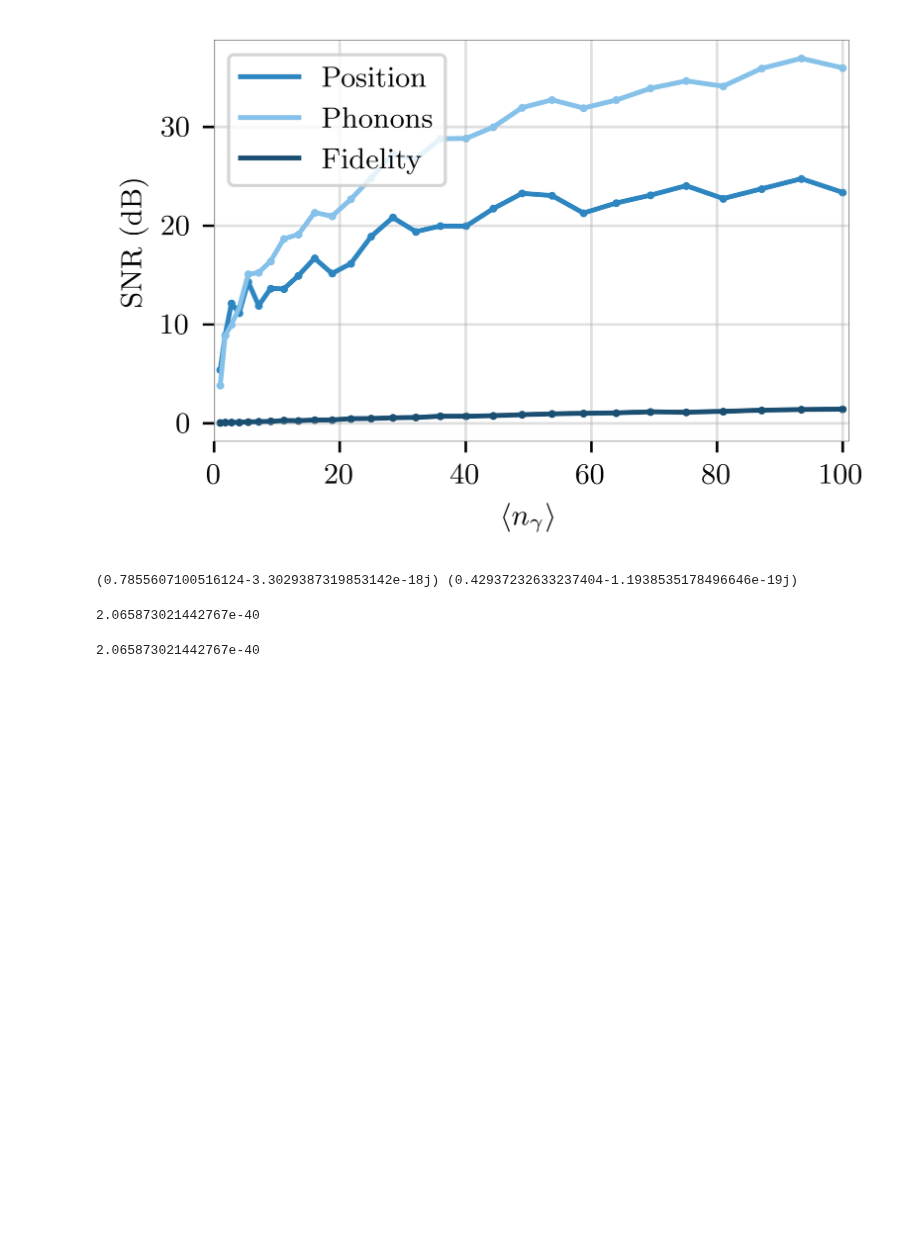
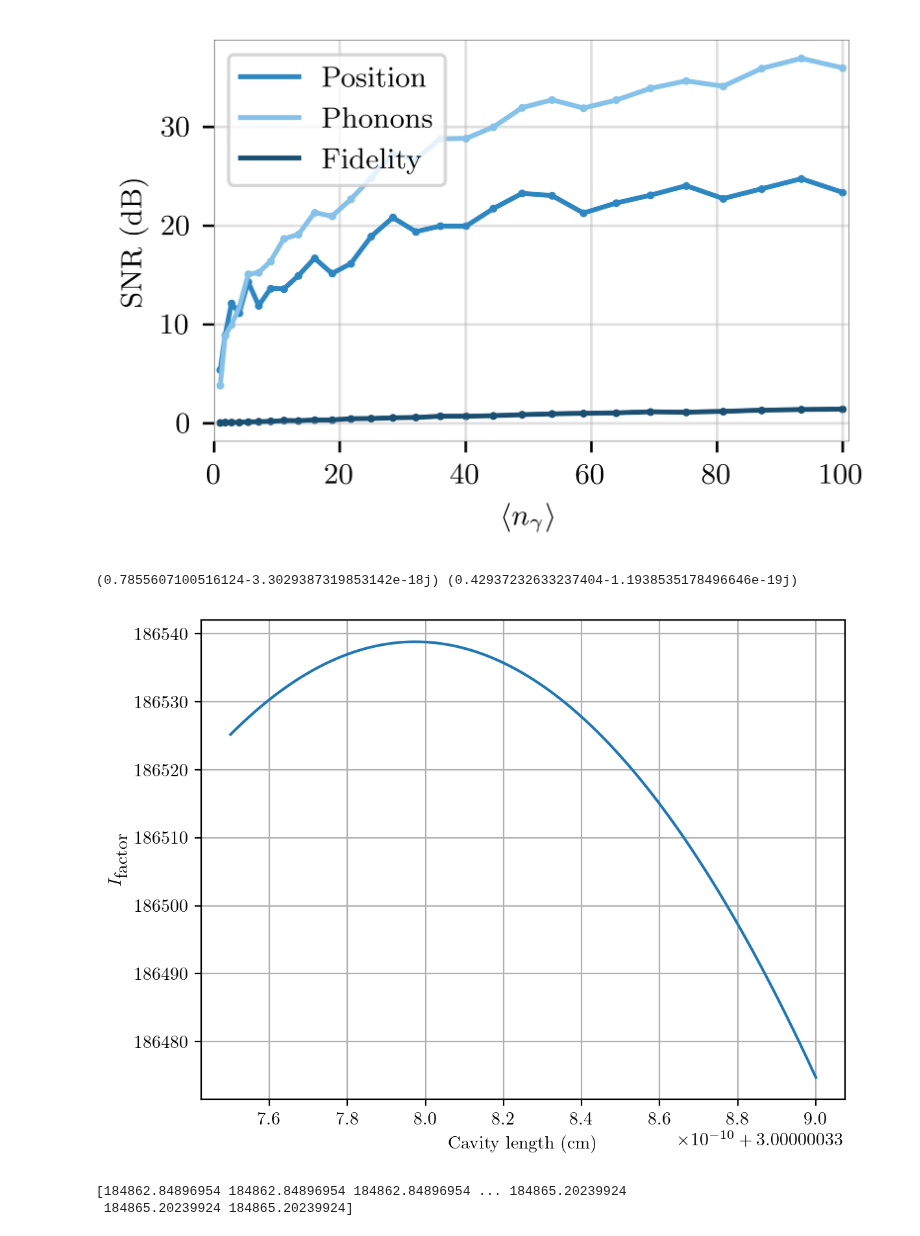
Before and after one commit to QuantumAdventures/single-photons, a Jupyter notebook: notebooks/6. Paper plots.ipynb, the cells around one changed output. Saved outputs shown, nothing was run; the diff lists cells and outputs as text; code cells hidden in the pictures; blank space fills up the shorter version.

```diff
--- a/notebooks/6. Paper plots.ipynb
+++ b/notebooks/6. Paper plots.ipynb
@@ -534,9 +535,23 @@ print(SNR_1,SNR_2)
 # %% [output]
 (0.7855607100516124-3.3029387319853142e-18j) (0.42937232633237404-1.1938535178496646e-19j)
 # %%
-zp_p = hbar/(2*zp_x)
-print((env.backaction_std*zp_p)**2)
-4*np.pi*coupling
+lengths = np.linspace(-0.0000001103,-0.00000011025,1000)
+detuning = 0
+lengths = 0.03/(1+lengths)
+I_facs = np.zeros(lengths.shape[0])
+for i in range(lengths.shape[0]):
+    FSR, f, r, I_factor = compute_cavity_parameters(env.__kappa__, lengths[i], detuning, wavelength)
+    I_facs[i] = I_factor
-# %% [output]
-2.065873021442767e-40
-2.065873021442767e-40
+# %%
+plt.plot(lengths/1e-2,I_facs)
+plt.grid()
+plt.ylabel(r'$I_\textrm{factor}$')
+plt.xlabel('Cavity length (cm)')
+plt.show()
+# %% [output]
+[figure, added]
+# %%
+print(I_facs)
+# %% [output]
+[184862.84896954 184862.84896954 184862.84896954 ... 184865.20239924
+ 184865.20239924 184865.20239924]
```
Also changed, not shown: parts of 4 cells of this notebook, 5 other files.
